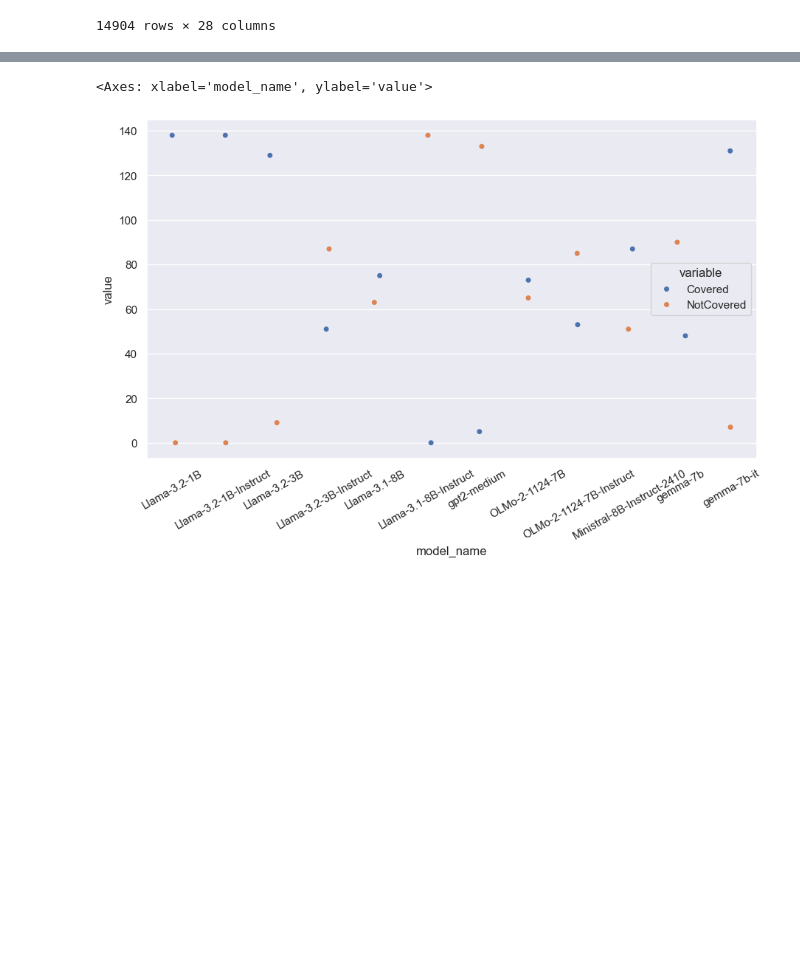
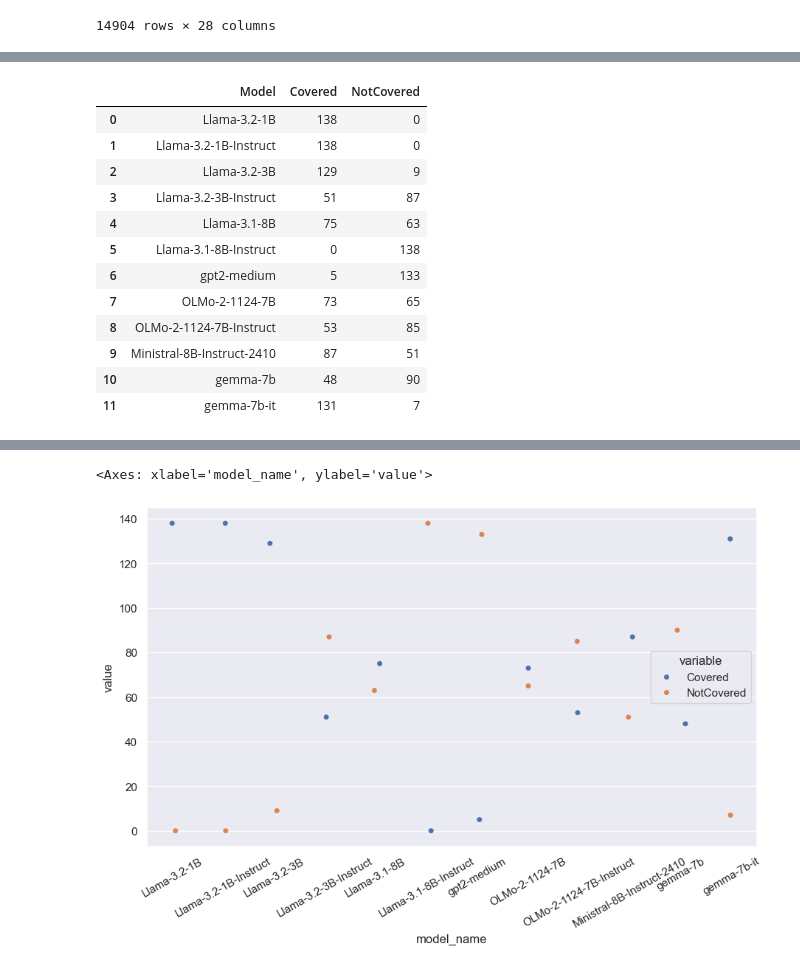
Before and after one commit to bwaldon/llms-legal-interp, a Jupyter notebook: StoppedClock.ipynb, the cells around one changed output, grey strips where cells are left out. Cells and saved outputs as stored; diff of their text form; code cells hidden in the pictures; blank space fills up the shorter version.

```diff
--- a/StoppedClock.ipynb
+++ b/StoppedClock.ipynb
@@ -110,0 +111,23 @@ yes_or_no_judgement_range
+# %%
+count_labels = yes_or_no_df.groupby('model_name', as_index=False, sort=False).aggregate(
+    {
+        'Covered': 'sum',
+        'NotCovered': 'sum',
+    }
+)
+count_labels = count_labels.rename({'model_name' : 'Model'}, axis=1)
+count_labels
+# %% [output]
+|  | Model | Covered | NotCovered |
+| 0 | Llama-3.2-1B | 138 | 0 |
+| 1 | Llama-3.2-1B-Instruct | 138 | 0 |
+| 2 | Llama-3.2-3B | 129 | 9 |
+| 3 | Llama-3.2-3B-Instruct | 51 | 87 |
+| 4 | Llama-3.1-8B | 75 | 63 |
+| 5 | Llama-3.1-8B-Instruct | 0 | 138 |
+| 6 | gpt2-medium | 5 | 133 |
+| 7 | OLMo-2-1124-7B | 73 | 65 |
+| 8 | OLMo-2-1124-7B-Instruct | 53 | 85 |
+| 9 | Ministral-8B-Instruct-2410 | 87 | 51 |
+| 10 | gemma-7b | 48 | 90 |
+| 11 | gemma-7b-it | 131 | 7 |
```
Also changed, not shown: parts of 6 cells of this notebook, 1 other file.
